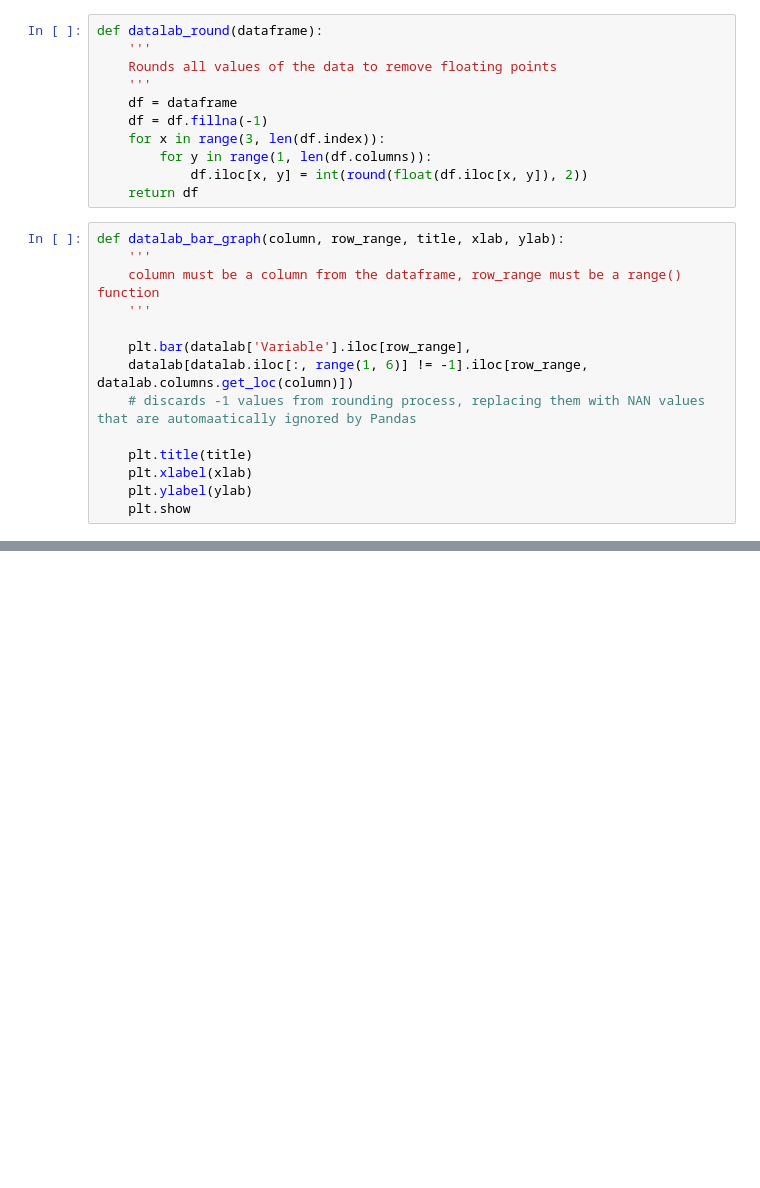
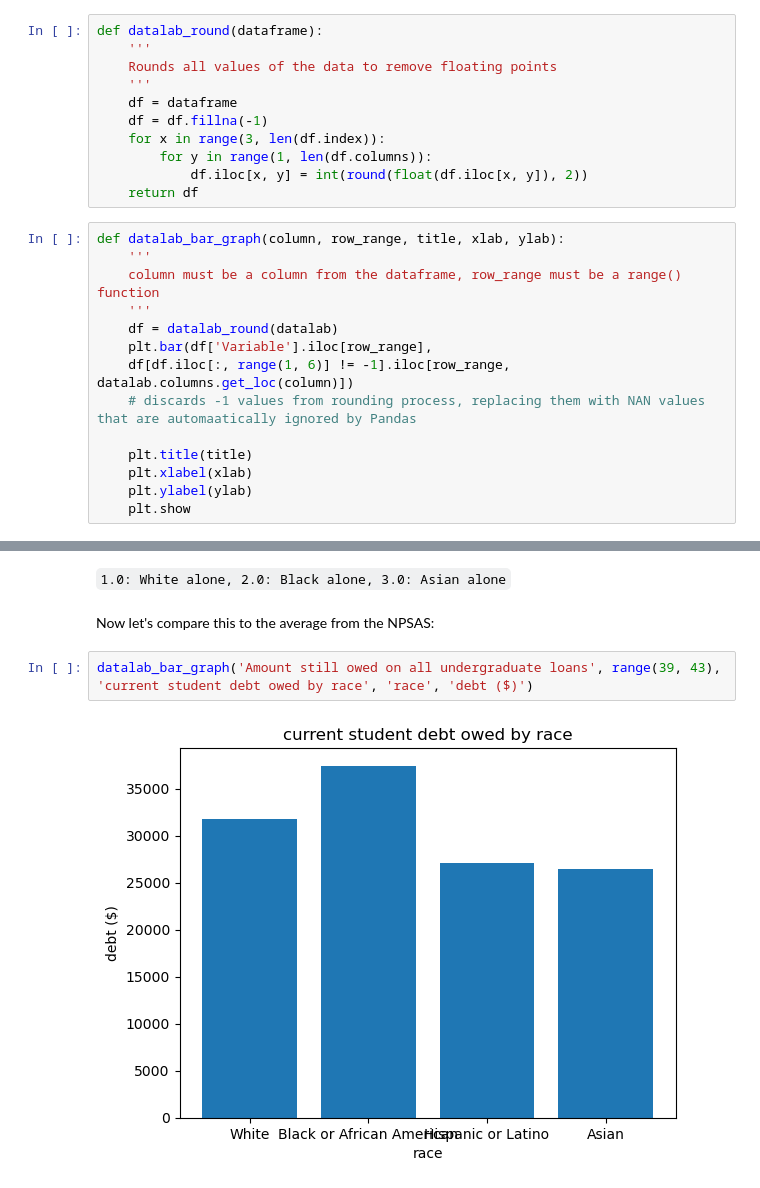
Before and after one commit to AlexWycoff/studentdebt, a Jupyter notebook: notebooks/DataFunctions.ipynb, the cells around one changed output, grey strips where cells are left out. Cells and saved outputs as stored; diff of their text form; blank space fills up the shorter version.

```diff
--- a/notebooks/DataFunctions.ipynb
+++ b/notebooks/DataFunctions.ipynb
@@ -72,9 +138,9 @@ def datalab_bar_graph(column, row_range, title, xlab, ylab):
     '''
     column must be a column from the dataframe, row_range must be a range() function
     '''
-
-    plt.bar(datalab['Variable'].iloc[row_range],
-    datalab[datalab.iloc[:, range(1, 6)] != -1].iloc[row_range, datalab.columns.get_loc(column)])
+    df = datalab_round(datalab)
+    plt.bar(df['Variable'].iloc[row_range],
+    df[df.iloc[:, range(1, 6)] != -1].iloc[row_range, datalab.columns.get_loc(column)])
     # discards -1 values from rounding process, replacing them with NAN values that are automaatically ignored by Pandas
 
     plt.title(title)
@@ -83,0 +161,8 @@ def datalab_bar_graph(column, row_range, title, xlab, ylab):
+# %% [markdown]
+`1.0: White alone, 2.0: Black alone, 3.0: Asian alone`
+# %% [markdown]
+Now let's compare this to the average from the NPSAS:
+# %%
+datalab_bar_graph('Amount still owed on all undergraduate loans', range(39, 43), 'current student debt owed by race', 'race', 'debt ($)')
+# %% [output]
+[figure, added]
```
Also changed, not shown: parts of 10 cells of this notebook, 1 other file.
